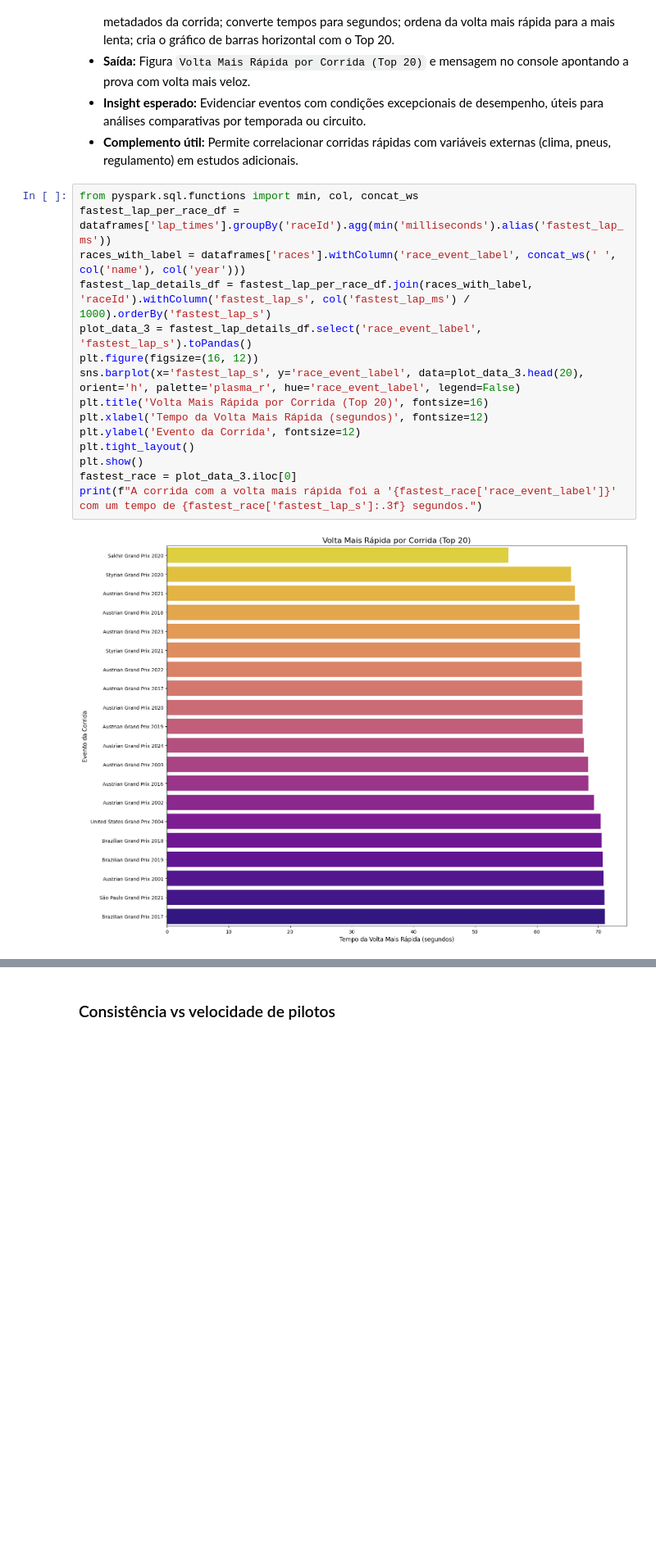
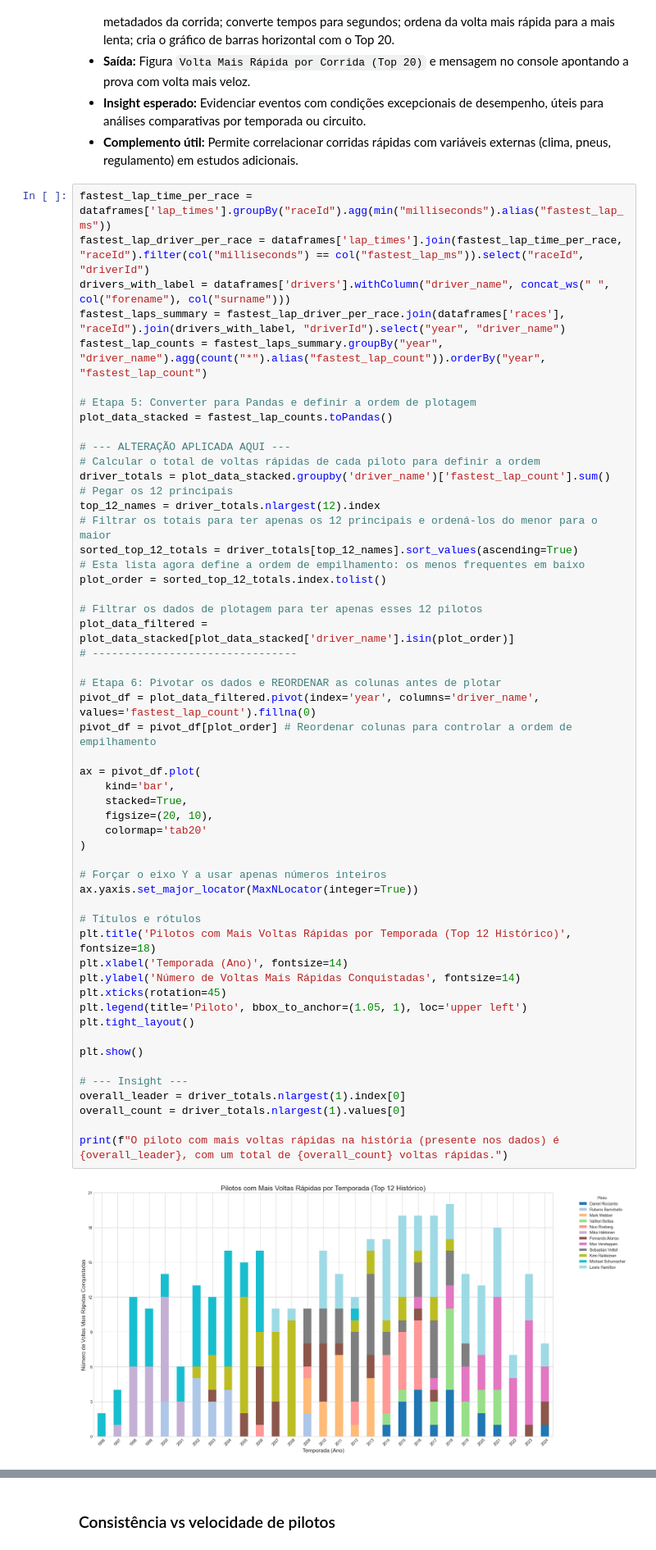
Before and after one commit to Julio1099/formula1-analytics, a Jupyter notebook: Data Layer/raw/i.ipynb, the cells around one changed output, grey strips where cells are left out. Shown at 82% size. Drawn from its saved outputs; the diff is of its cells as text; blank space fills up the shorter version.

```diff
--- a/Data Layer/raw/i.ipynb
+++ b/Data Layer/raw/i.ipynb
@@ -71,19 +138,57 @@ O piloto mais rápido em média é Jack Aitken com um tempo médio de 63.319 seg
 - **Insight esperado:** Evidenciar eventos com condições excepcionais de desempenho, úteis para análises comparativas por temporada ou circuito.
 - **Complemento útil:** Permite correlacionar corridas rápidas com variáveis externas (clima, pneus, regulamento) em estudos adicionais.
 # %%
-from pyspark.sql.functions import min, col, concat_ws
-fastest_lap_per_race_df = dataframes['lap_times'].groupBy('raceId').agg(min('milliseconds').alias('fastest_lap_ms'))
-races_with_label = dataframes['races'].withColumn('race_event_label', concat_ws(' ', col('name'), col('year')))
-fastest_lap_details_df = fastest_lap_per_race_df.join(races_with_label, 'raceId').withColumn('fastest_lap_s', col('fastest_lap_ms') / 1000).orderBy('fastest_lap_s')
-plot_data_3 = fastest_lap_details_df.select('race_event_label', 'fastest_lap_s').toPandas()
-plt.figure(figsize=(16, 12))
-sns.barplot(x='fastest_lap_s', y='race_event_label', data=plot_data_3.head(20), orient='h', palette='plasma_r', hue='race_event_label', legend=False)
-plt.title('Volta Mais Rápida por Corrida (Top 20)', fontsize=16)
-plt.xlabel('Tempo da Volta Mais Rápida (segundos)', fontsize=12)
-plt.ylabel('Evento da Corrida', fontsize=12)
+fastest_lap_time_per_race = dataframes['lap_times'].groupBy("raceId").agg(min("milliseconds").alias("fastest_lap_ms"))
+fastest_lap_driver_per_race = dataframes['lap_times'].join(fastest_lap_time_per_race, "raceId").filter(col("milliseconds") == col("fastest_lap_ms")).select("raceId", "driverId")
+drivers_with_label = dataframes['drivers'].withColumn("driver_name", concat_ws(" ", col("forename"), col("surname")))
+fastest_laps_summary = fastest_lap_driver_per_race.join(dataframes['races'], "raceId").join(drivers_with_label, "driverId").select("year", "driver_name")
+fastest_lap_counts = fastest_laps_summary.groupBy("year", "driver_name").agg(count("*").alias("fastest_lap_count")).orderBy("year", "fastest_lap_count")
+
+# Etapa 5: Converter para Pandas e definir a ordem de plotagem
+plot_data_stacked = fastest_lap_counts.toPandas()
+
+# --- ALTERAÇÃO APLICADA AQUI ---
+# Calcular o total de voltas rápidas de cada piloto para definir a ordem
+driver_totals = plot_data_stacked.groupby('driver_name')['fastest_lap_count'].sum()
+# Pegar os 12 principais
+top_12_names = driver_totals.nlargest(12).index
+# Filtrar os totais para ter apenas os 12 principais e ordená-los do menor para o maior
+sorted_top_12_totals = driver_totals[top_12_names].sort_values(ascending=True)
+# Esta lista agora define a ordem de empilhamento: os menos frequentes em baixo
+plot_order = sorted_top_12_totals.index.tolist()
+
+# Filtrar os dados de plotagem para ter apenas esses 12 pilotos
+plot_data_filtered = plot_data_stacked[plot_data_stacked['driver_name'].isin(plot_order)]
+# --------------------------------
+
+# Etapa 6: Pivotar os dados e REORDENAR as colunas antes de plotar
+pivot_df = plot_data_filtered.pivot(index='year', columns='driver_name', values='fastest_lap_count').fillna(0)
+pivot_df = pivot_df[plot_order] # Reordenar colunas para controlar a ordem de empilhamento
+
+ax = pivot_df.plot(
+    kind='bar',
+    stacked=True,
+    figsize=(20, 10),
+    colormap='tab20'
+)
+
+# Forçar o eixo Y a usar apenas números inteiros
+ax.yaxis.set_major_locator(MaxNLocator(integer=True))
+
+# Títulos e rótulos
+plt.title('Pilotos com Mais Voltas Rápidas por Temporada (Top 12 Histórico)', fontsize=18)
+plt.xlabel('Temporada (Ano)', fontsize=14)
+plt.ylabel('Número de Voltas Mais Rápidas Conquistadas', fontsize=14)
+plt.xticks(rotation=45)
+plt.legend(title='Piloto', bbox_to_anchor=(1.05, 1), loc='upper left')
 plt.tight_layout()
+
 plt.show()
-fastest_race = plot_data_3.iloc[0]
-print(f"A corrida com a volta mais rápida foi a '{fastest_race['race_event_label']}' com um tempo de {fastest_race['fastest_lap_s']:.3f} segundos.")
+
+# --- Insight ---
+overall_leader = driver_totals.nlargest(1).index[0]
+overall_count = driver_totals.nlargest(1).values[0]
+
+print(f"O piloto com mais voltas rápidas na história (presente nos dados) é {overall_leader}, com um total de {overall_count} voltas rápidas.")
 # %% [output]
-[figure, old version]
+[figure, new version]
```
Also changed, not shown: parts of 18 cells of this notebook.
